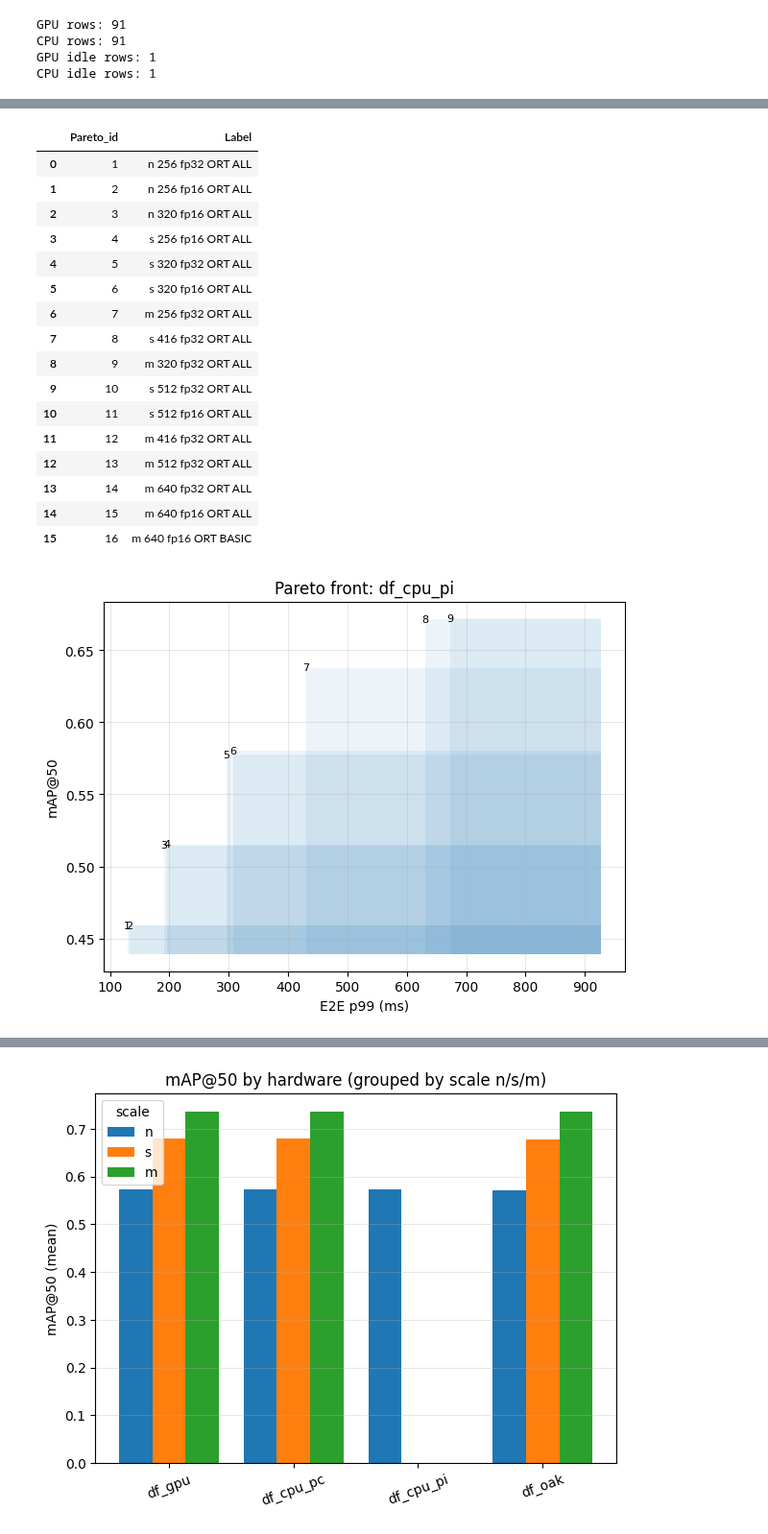
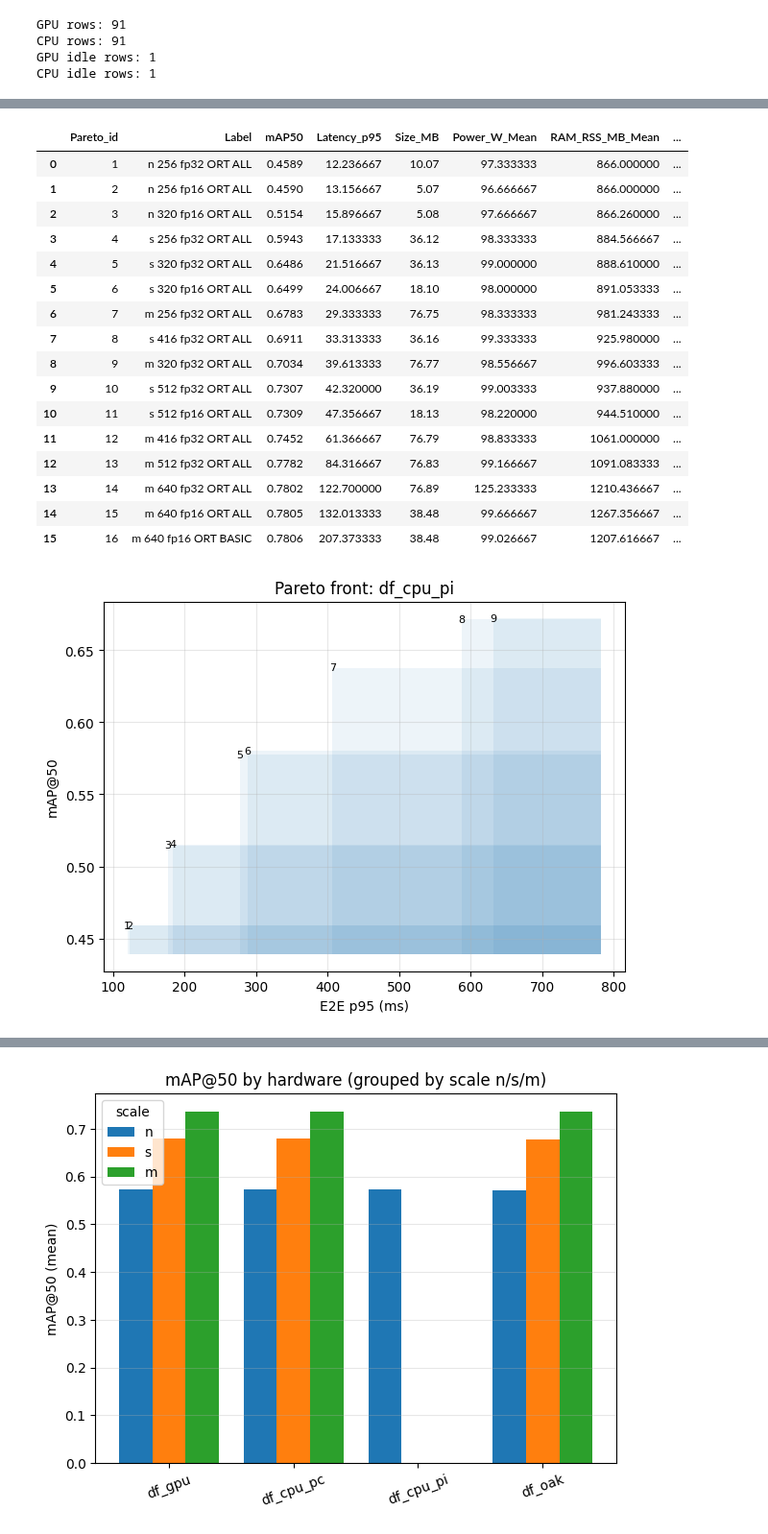
Before and after one commit to NathanAmoussou/3d_edge_object_detection, a Jupyter notebook: notebooks/bench_aggregate_by_hardware.ipynb, the cells around one changed output, grey strips where cells are left out. Shown at 96% size. Saved outputs shown, nothing was run; the diff lists cells and outputs as text; code cells hidden in the pictures.

```diff
--- a/notebooks/bench_aggregate_by_hardware.ipynb
+++ b/notebooks/bench_aggregate_by_hardware.ipynb
@@ -191,11 +191,11 @@ all_dfs = {
     if name.startswith("df_")
     and isinstance(val, pd.DataFrame)
     and not val.empty
-    and {"Phase", "Latency_p99", "mAP50"}.issubset(val.columns)
+    and {"Phase", "Latency_p95", "mAP50"}.issubset(val.columns)
 }
 
 pareto_dfs = {
-    name: pareto_min_max(val, "Latency_p99", "mAP50")
+    name: pareto_min_max(val, "Latency_p95", "mAP50")
     for name, val in all_dfs.items()
 }
 
@@ -210,8 +210,8 @@ for name, pdf in pareto_dfs.items():
 
     # Reference point for hypervolume shading (worse corner)
     work = all_dfs[name]
-    work = work[(work["Phase"] == "run") & work["Latency_p99"].notna() & work["mAP50"].notna()]
-    ref_x = work["Latency_p99"].max() * 1.05
+    work = work[(work["Phase"] == "run") & work["Latency_p95"].notna() & work["mAP50"].notna()]
+    ref_x = work["Latency_p95"].max() * 1.05
     ref_y = max(0.0, work["mAP50"].min() - 0.02)
 
     fig, ax = plt.subplots(figsize=(7, 5))
@@ -219,7 +219,7 @@ for name, pdf in pareto_dfs.items():
     # Hypervolume (dominated region) shading
     for _, row in pdf.iterrows():
         ax.fill_between(
-            [row["Latency_p99"], ref_x],
+            [row["Latency_p95"], ref_x],
             ref_y,
             row["mAP50"],
             color="tab:blue",
@@ -230,19 +230,30 @@ for name, pdf in pareto_dfs.items():
     # Points + numeric labels
     for _, row in pdf.iterrows():
         ax.text(
-            row["Latency_p99"],
+            row["Latency_p95"],
             row["mAP50"],
             str(int(row["Pareto_id"])),
             fontsize=8,
             ha="center",
             va="center",
         )
-    ax.set_xlabel("E2E p99 (ms)")
+    ax.set_xlabel("E2E p95 (ms)")
     ax.set_ylabel("mAP@50")
     ax.set_title(f"Pareto front: {name}")
     ax.grid(True, alpha=0.3)
     plt.show()
 
     # Mapping table
-    display(pdf[["Pareto_id", "Label"]])
+    pareto_cols = [
+        "Pareto_id",
+        "Label",
+        "mAP50",
+        "Latency_p95",
+        "Size_MB",
+        "Power_W_Mean",
+        "RAM_RSS_MB_Mean",
+        "RAM_Sys_Used_MB_Mean",
+        "VRAM_Used_MB_Mean",
+    ]
+    display(pdf[[c for c in pareto_cols if c in pdf.columns]])
 # %% [output]
@@ -263,18 +275,18 @@ for name, pdf in pareto_dfs.items():
-|  | Pareto_id | Label |
-| 0 | 1 | n 256 fp32 ORT ALL |
-| 1 | 2 | n 256 fp16 ORT ALL |
-| 2 | 3 | n 320 fp16 ORT ALL |
-| 3 | 4 | s 256 fp16 ORT ALL |
-| 4 | 5 | s 320 fp32 ORT ALL |
-| 5 | 6 | s 320 fp16 ORT ALL |
-| 6 | 7 | m 256 fp32 ORT ALL |
-| 7 | 8 | s 416 fp32 ORT ALL |
-| 8 | 9 | m 320 fp32 ORT ALL |
-| 9 | 10 | s 512 fp32 ORT ALL |
-| 10 | 11 | s 512 fp16 ORT ALL |
-| 11 | 12 | m 416 fp32 ORT ALL |
-| 12 | 13 | m 512 fp32 ORT ALL |
-| 13 | 14 | m 640 fp32 ORT ALL |
-| 14 | 15 | m 640 fp16 ORT ALL |
-| 15 | 16 | m 640 fp16 ORT BASIC |
+|  | Pareto_id | Label | mAP50 | Latency_p95 | Size_MB | Power_W_Mean | RAM_RSS_MB_Mean | ... |
+| 0 | 1 | n 256 fp32 ORT ALL | 0.4589 | 12.236667 | 10.07 | 97.333333 | 866.000000 | ... |
+| 1 | 2 | n 256 fp16 ORT ALL | 0.4590 | 13.156667 | 5.07 | 96.666667 | 866.000000 | ... |
+| 2 | 3 | n 320 fp16 ORT ALL | 0.5154 | 15.896667 | 5.08 | 97.666667 | 866.260000 | ... |
+| 3 | 4 | s 256 fp32 ORT ALL | 0.5943 | 17.133333 | 36.12 | 98.333333 | 884.566667 | ... |
+| 4 | 5 | s 320 fp32 ORT ALL | 0.6486 | 21.516667 | 36.13 | 99.000000 | 888.610000 | ... |
+| 5 | 6 | s 320 fp16 ORT ALL | 0.6499 | 24.006667 | 18.10 | 98.000000 | 891.053333 | ... |
+| 6 | 7 | m 256 fp32 ORT ALL | 0.6783 | 29.333333 | 76.75 | 98.333333 | 981.243333 | ... |
+| 7 | 8 | s 416 fp32 ORT ALL | 0.6911 | 33.313333 | 36.16 | 99.333333 | 925.980000 | ... |
+| 8 | 9 | m 320 fp32 ORT ALL | 0.7034 | 39.613333 | 76.77 | 98.556667 | 996.603333 | ... |
+| 9 | 10 | s 512 fp32 ORT ALL | 0.7307 | 42.320000 | 36.19 | 99.003333 | 937.880000 | ... |
+| 10 | 11 | s 512 fp16 ORT ALL | 0.7309 | 47.356667 | 18.13 | 98.220000 | 944.510000 | ... |
+| 11 | 12 | m 416 fp32 ORT ALL | 0.7452 | 61.366667 | 76.79 | 98.833333 | 1061.000000 | ... |
+| 12 | 13 | m 512 fp32 ORT ALL | 0.7782 | 84.316667 | 76.83 | 99.166667 | 1091.083333 | ... |
+| 13 | 14 | m 640 fp32 ORT ALL | 0.7802 | 122.700000 | 76.89 | 125.233333 | 1210.436667 | ... |
+| 14 | 15 | m 640 fp16 ORT ALL | 0.7805 | 132.013333 | 38.48 | 99.666667 | 1267.356667 | ... |
+| 15 | 16 | m 640 fp16 ORT BASIC | 0.7806 | 207.373333 | 38.48 | 99.026667 | 1207.616667 | ... |
-[figure, old version]
+[figure, new version]
```
Also changed, not shown: parts of 4 cells of this notebook, 1 other file.
